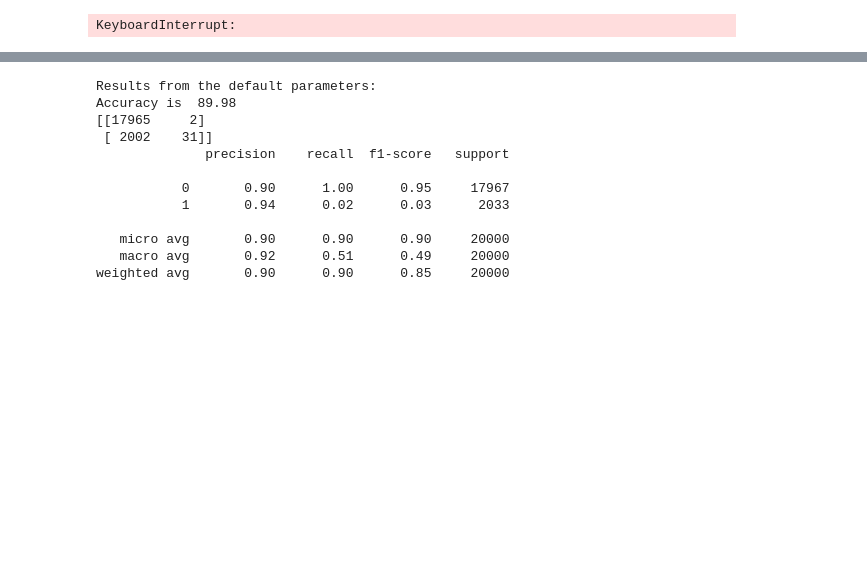
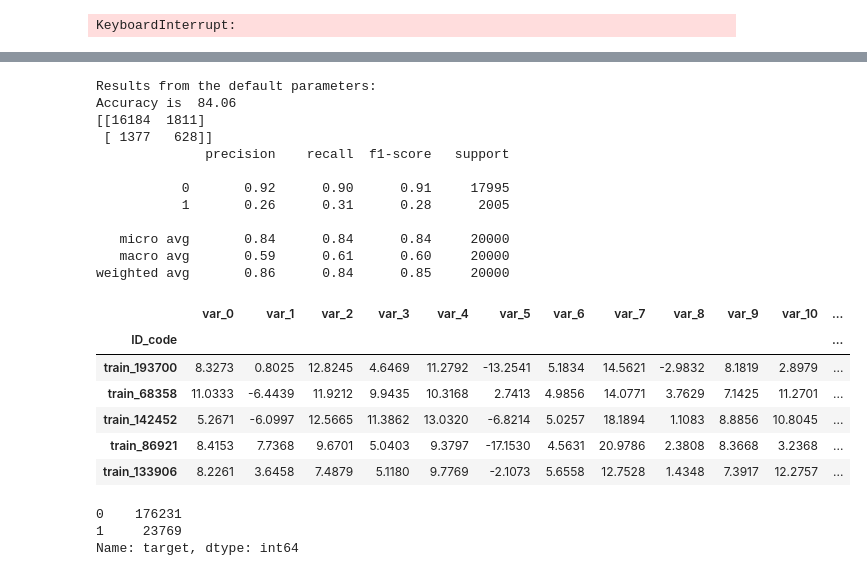
Before and after one commit to adkulas/ECE657A-Data-Modelling, a Jupyter notebook: project/code/G10-project.ipynb, the cells around one changed output, grey strips where cells are left out. Cells and saved outputs as stored; diff of their text form; code cells hidden in the pictures; blank space fills up the shorter version.

```diff
--- a/project/code/G10-project.ipynb
+++ b/project/code/G10-project.ipynb
@@ -500,0 +535,4 @@ XGB = xgb.XGBClassifier(colsample_bylevel = 0.183, colsample_bytree=0.753,gamma
+# %%
+x_train, x_val, y_train, y_val = train_test_split(dfTrain.iloc[:,1:].values, y_train_complete.values,
+                                                  test_size = .1,
+                                                  random_state=12)
@@ -505,18 +546,28 @@ xgb_pred = xgb_clf.predict(X_test)
 # %%
 print("Results from the default parameters:")
-print("Accuracy is ", accuracy_score(y_test,xgb_pred)*100)
-print(confusion_matrix(y_test,xgb_pred))
-print(classification_report(y_test,xgb_pred))
+print("Accuracy is ", accuracy_score(y_val,xgb_pred)*100)
+print(confusion_matrix(y_val,xgb_pred))
+print(classification_report(y_val,xgb_pred))
 # %% [output]
 Results from the default parameters:
-Accuracy is  89.98
-[[17965     2]
- [ 2002    31]]
+Accuracy is  84.06
+[[16184  1811]
+ [ 1377   628]]
               precision    recall  f1-score   support
 
-           0       0.90      1.00      0.95     17967
-           1       0.94      0.02      0.03      2033
+           0       0.92      0.90      0.91     17995
+           1       0.26      0.31      0.28      2005
 
-   micro avg       0.90      0.90      0.90     20000
-   macro avg       0.92      0.51      0.49     20000
-weighted avg       0.90      0.90      0.85     20000
+   micro avg       0.84      0.84      0.84     20000
+   macro avg       0.59      0.61      0.60     20000
+weighted avg       0.86      0.84      0.85     20000
+# %%
+x_val.head()
+# %% [output]
+|  | var_0 | var_1 | var_2 | var_3 | var_4 | var_5 | var_6 | var_7 | var_8 | var_9 | var_10 | ... |
+| ID_code |  |  |  |  |  |  |  |  |  |  |  | ... |
+| train_193700 | 8.3273 | 0.8025 | 12.8245 | 4.6469 | 11.2792 | -13.2541 | 5.1834 | 14.5621 | -2.9832 | 8.1819 | 2.8979 | ... |
+| train_68358 | 11.0333 | -6.4439 | 11.9212 | 9.9435 | 10.3168 | 2.7413 | 4.9856 | 14.0771 | 3.7629 | 7.1425 | 11.2701 | ... |
+| train_142452 | 5.2671 | -6.0997 | 12.5665 | 11.3862 | 13.0320 | -6.8214 | 5.0257 | 18.1894 | 1.1083 | 8.8856 | 10.8045 | ... |
+| train_86921 | 8.4153 | 7.7368 | 9.6701 | 5.0403 | 9.3797 | -17.1530 | 4.5631 | 20.9786 | 2.3808 | 8.3668 | 3.2368 | ... |
+| train_133906 | 8.2261 | 3.6458 | 7.4879 | 5.1180 | 9.7769 | -2.1073 | 5.6558 | 12.7528 | 1.4348 | 7.3917 | 12.2757 | ... |
@@ -522,0 +578,6 @@ weighted avg       0.90      0.90      0.85     20000
+# %%
+pred['target'].value_counts()
+# %% [output]
+0    176231
+1     23769
+Name: target, dtype: int64
```
Also changed, not shown: parts of 22 cells of this notebook, 3 other files.
